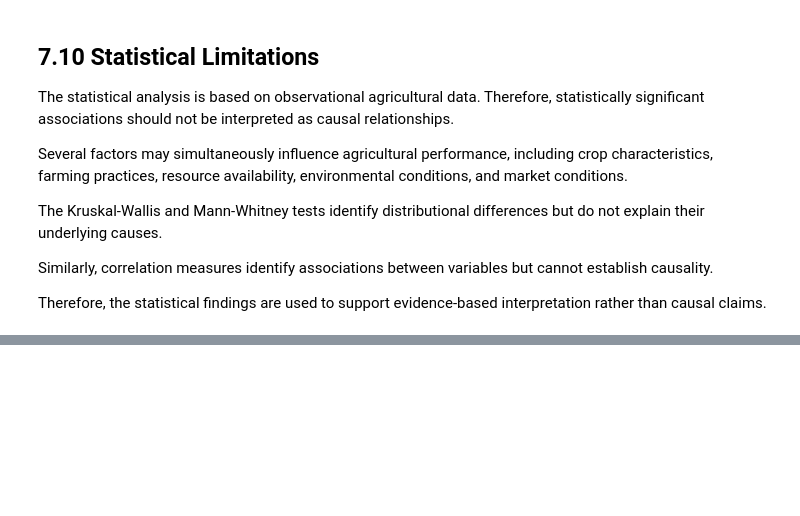
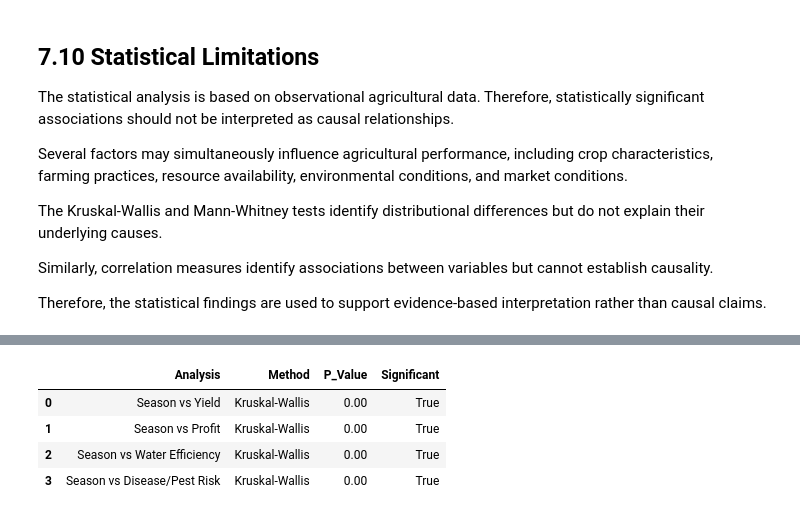
Before and after one commit to TharunPranav2007/Seasonal-Agriculture-Performance-Analysis, a Jupyter notebook: notebooks/seasonal_agriculture_analysis.ipynb, the cells around one changed output, grey strips where cells are left out. Cells and saved outputs as stored; diff of their text form; code cells hidden in the pictures; blank space fills up the shorter version.

Commit message:
feat: add key findings and data-driven insights

```diff
--- a/notebooks/seasonal_agriculture_analysis.ipynb
+++ b/notebooks/seasonal_agriculture_analysis.ipynb
@@ -3422,0 +3507,45 @@ Therefore, the statistical findings are used to support evidence-based interpret
+# %%
+statistical_summary = pd.DataFrame({
+    "Analysis": [
+        "Season vs Yield",
+        "Season vs Profit",
+        "Season vs Water Efficiency",
+        "Season vs Disease/Pest Risk"
+    ],
+    "Method": [
+        "Kruskal-Wallis",
+        "Kruskal-Wallis",
+        "Kruskal-Wallis",
+        "Kruskal-Wallis"
+    ],
+    "P_Value": [
+        kruskal_results_df.loc[
+            kruskal_results_df["Variable"] == "Yield_Tonnes_Ha",
+            "P_Value"
+        ].iloc[0],
+        kruskal_results_df.loc[
+            kruskal_results_df["Variable"] == "Profit_INR",
+            "P_Value"
+        ].iloc[0],
+        kruskal_results_df.loc[
+            kruskal_results_df["Variable"] == "Water_Efficiency_t_per_1000m3",
+            "P_Value"
+        ].iloc[0],
+        kruskal_results_df.loc[
+            kruskal_results_df["Variable"] == "Disease_Pest_Risk_pct",
+            "P_Value"
+        ].iloc[0]
+    ]
+})
+
+statistical_summary["Significant"] = (
+    statistical_summary["P_Value"] < 0.05
+)
+
+statistical_summary
+# %% [output]
+|  | Analysis | Method | P_Value | Significant |
+| 0 | Season vs Yield | Kruskal-Wallis | 0.00 | True |
+| 1 | Season vs Profit | Kruskal-Wallis | 0.00 | True |
+| 2 | Season vs Water Efficiency | Kruskal-Wallis | 0.00 | True |
+| 3 | Season vs Disease/Pest Risk | Kruskal-Wallis | 0.00 | True |
```
Also changed, not shown: parts of 10 cells of this notebook.
